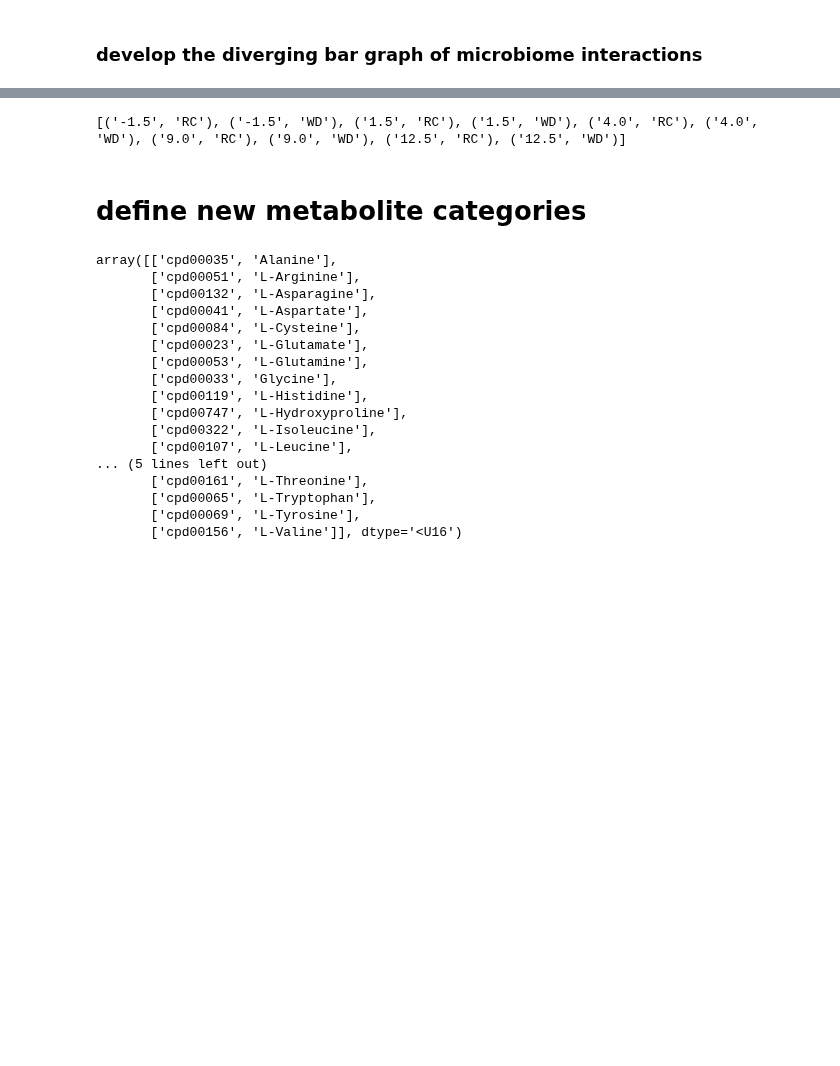
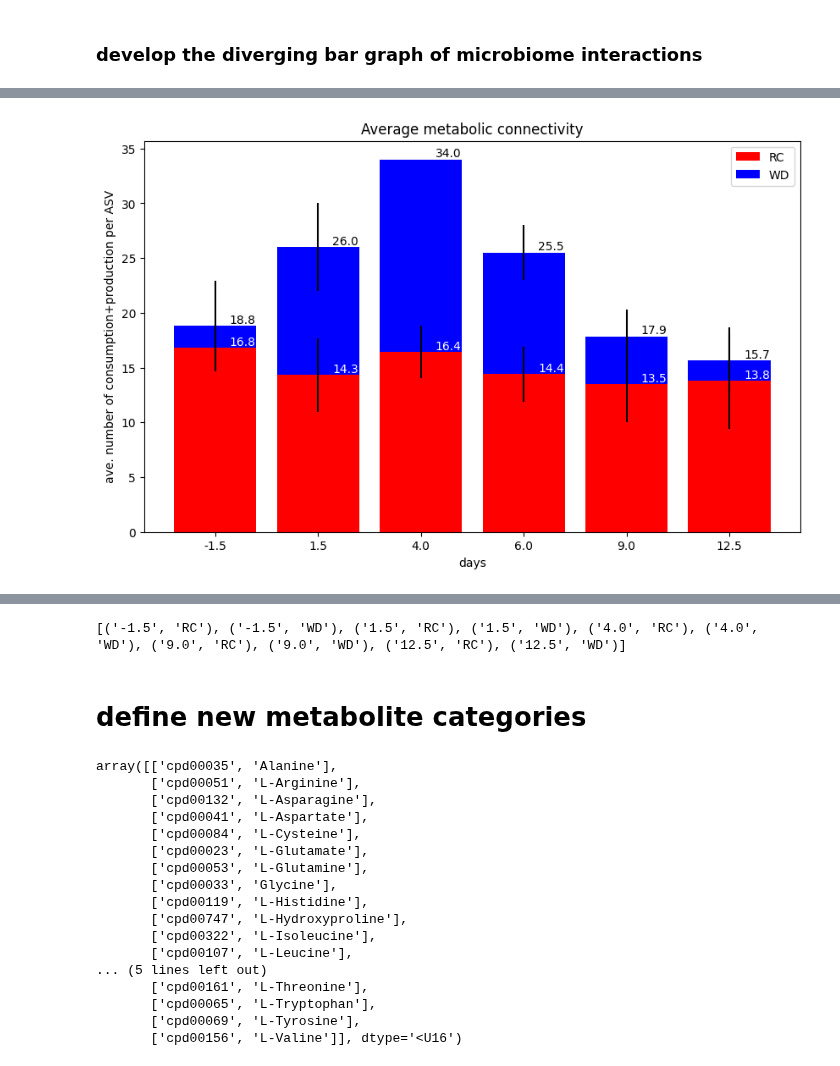
Before and after one commit to ModelSEED/MicrobiomeNotebooks, a Jupyter notebook: WesternDietMicrobiomes/escher_API_mapping.ipynb, the cells around one changed output, grey strips where cells are left out. Saved outputs shown, nothing was run; the diff lists cells and outputs as text; code cells hidden in the pictures; blank space fills up the shorter version.

Commit message:
Escher Map updates ; syntrophy and connectedness figures

```diff
--- a/WesternDietMicrobiomes/escher_API_mapping.ipynb
+++ b/WesternDietMicrobiomes/escher_API_mapping.ipynb
@@ -473,21 +554,77 @@ InteractionCounts = count_interactions(compounds)
 # %% [markdown]
 ### develop the diverging bar graph of microbiome interactions
-# %%
-from matplotlib import pyplot
-
-# Plotting the diverging bar chart
-fig, ax = pyplot.subplots(figsize=(10, 6))
-ax.barh(InteractionCounts['Category'], InteractionCounts['Positive'], color='g', label='Positive')
-ax.barh(InteractionCounts['Category'], InteractionCounts['Negative'], color='r', label='Negative')
-
-# curtail the figure
-x_max = max(InteractionCounts['Positive'].max(), -InteractionCounts['Negative'].min())
-ax.set_xlim(-x_max, x_max)
-ax.set_xlabel('Values')
-ax.set_ylabel('Categories')
-ax.set_title('Double-ended Bar Graph')
-ax.legend()
-
-# Add grid lines for better readability
-pyplot.grid(True, axis='x', linestyle='--', alpha=0.7)
-pyplot.savefig("diverging_barChart.png")
+# %%
+from matplotlib.ticker import MaxNLocator
+from matplotlib import pyplot
+
+# Plotting the diverging bar chart
+
+def divergingBarChart(category, width=6):
+    ## simple carbs
+    fig, ax = pyplot.subplots(figsize=(10, 6))
+    rc, wd = [], []
+    for dic in InteractionCounts[category].to_list():
+        rc.append(dic["RC"])
+        wd.append(-dic["WD"])
+    print(rc, wd)
+    positive_bars = ax.bar(InteractionCounts.index, rc, width=width, color='red', label='RC')  # InteractionCounts['Positive'],
+    negative_bars = ax.bar(InteractionCounts.index, wd, width=width, color='blue', label='WD')  # InteractionCounts['Negative'],
+
+
+    ### Add text labels above each bar
+    for bar in positive_bars:
+        ax.text(bar.get_x() + bar.get_width() / 2, bar.get_height(), f'{bar.get_height()}',
+                ha='center', va='bottom', fontsize=10, color='black')
+
+    for bar in negative_bars:
+        ax.text(bar.get_x() + bar.get_width() / 2, bar.get_height(), f'{abs(bar.get_height())}',
+                ha='center', va='top', fontsize=10, color='black')
+
+    ### curtail the figure
+    # x_max = max(max(rc), -min(wd))
+    # ax.set_xlim(-x_max, x_max)
+    ax.yaxis.set_major_locator(MaxNLocator(integer=True))
+    for label in ax.get_xticklabels():
+        label.set_y(label.get_position()[1] - 0.02)  # Adjust the y position of the tick labels
+    ax.set_xlabel('days')
+    ax.set_ylabel('number of exchanges')
+    ax.set_title(f"{' '.join(category.split('_'))} syntrophy count")
+    ax.legend(loc='lower center', bbox_to_anchor=(0.5, 0))
+
+    ### Add grid lines for better readability
+    # ax.grid(True, axis='y', linestyle='--', alpha=0.7)
+    ax.axhline(0, -1.5, 12.5, color="black")
+    fig.savefig(f"{category}_diverging_barChart.png")
+
+
+def averageConnectedness(averages, errors):
+    fig, ax = pyplot.subplots(figsize=(10, 6))
+    wd_label, rc_label = False, False
+    for day, content in averages.items():
+        for diet, ave in content.items():
+            error = errors[day][diet]
+            if diet == "WD":
+                color = "black"
+                bars = ax.bar([day], [ave-averages[day]["RC"]], color="blue", label=diet if not wd_label else "",
+                              yerr=error, bottom=[averages[day]["RC"]])
+                wd_label = True
+            else:
+                color = "white"
+                bars = ax.bar([day], [ave], color='red', label=diet if not rc_label else "", yerr=error, bottom=[0])
+                rc_label = True
+            for bar in bars:
+                ax.text(bar.get_x() + bar.get_width()/1.2, ave, '%.1f' %(ave), ha='center', va='bottom', fontsize=10, color=color)
+    ax.set_xlabel('days')
+    ax.set_ylabel('ave. number of consumption+production per ASV')
+    ax.set_title("Average metabolic connectivity")
+    ax.legend()
+    fig.savefig(f"aveMetabolicConnectivity.png")
+
+
+
+averageConnectedness(averages, errors)
+
+
+for col in InteractionCounts.columns:
+    divergingBarChart(col, 0.8)
+# %% [output]
@@ -493,0 +638 @@ pyplot.savefig("diverging_barChart.png")
+[figure, added]
```
Also changed, not shown: parts of 3 cells of this notebook, 8 other files.
